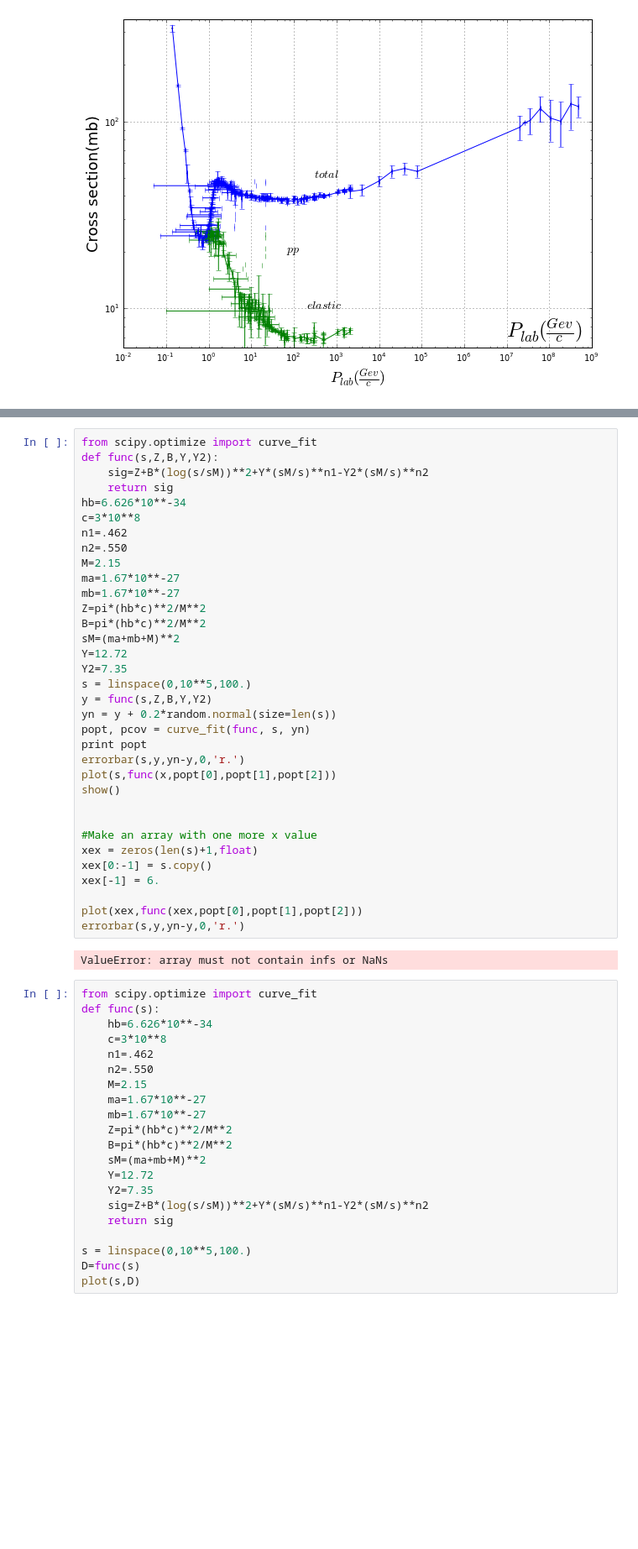
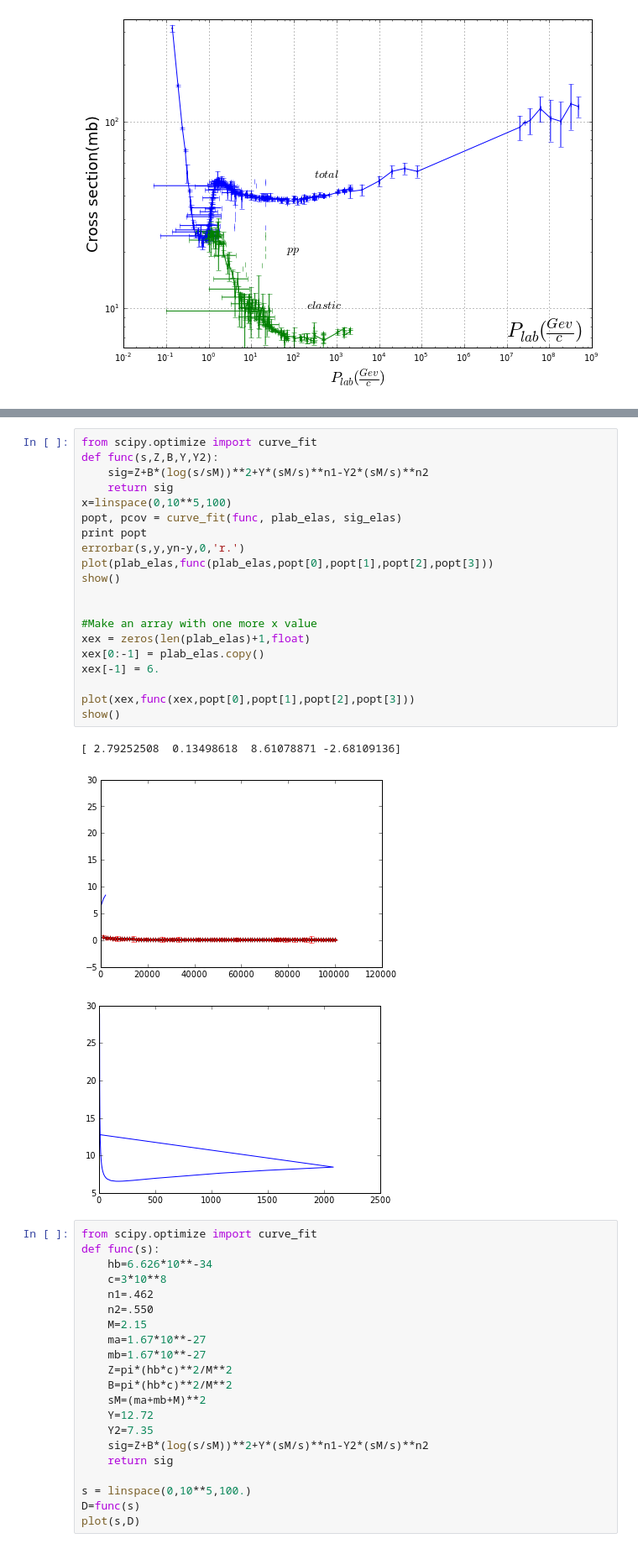
Before and after one commit to mmille60/PHYS202-SP2013, a Jupyter notebook: Project/plotting for ptoject.ipynb, the cells around one changed output, grey strips where cells are left out. Shown: that part at 84% size. Saved outputs shown, nothing was run; the diff lists cells and outputs as text; blank space fills up the shorter version.

```diff
--- a/Project/plotting for ptoject.ipynb
+++ b/Project/plotting for ptoject.ipynb
@@ -85,39 +85,27 @@ errorbar(x,y,yn-y,0,'r.')
 # %%
 from scipy.optimize import curve_fit
 def func(s,Z,B,Y,Y2):
     sig=Z+B*(log(s/sM))**2+Y*(sM/s)**n1-Y2*(sM/s)**n2
     return sig
-hb=6.626*10**-34
-c=3*10**8
-n1=.462
-n2=.550
-M=2.15
-ma=1.67*10**-27
-mb=1.67*10**-27
-Z=pi*(hb*c)**2/M**2
-B=pi*(hb*c)**2/M**2
-sM=(ma+mb+M)**2
-Y=12.72
-Y2=7.35
-s = linspace(0,10**5,100.)
-y = func(s,Z,B,Y,Y2)
-yn = y + 0.2*random.normal(size=len(s))
-popt, pcov = curve_fit(func, s, yn)
+x=linspace(0,10**5,100)
+popt, pcov = curve_fit(func, plab_elas, sig_elas)
 print popt
 errorbar(s,y,yn-y,0,'r.')
-plot(s,func(x,popt[0],popt[1],popt[2]))
+plot(plab_elas,func(plab_elas,popt[0],popt[1],popt[2],popt[3]))
 show()
 
 
 #Make an array with one more x value
-xex = zeros(len(s)+1,float)
-xex[0:-1] = s.copy()
+xex = zeros(len(plab_elas)+1,float)
+xex[0:-1] = plab_elas.copy()
 xex[-1] = 6.
 
-plot(xex,func(xex,popt[0],popt[1],popt[2]))
-errorbar(s,y,yn-y,0,'r.')
+plot(xex,func(xex,popt[0],popt[1],popt[2],popt[3]))
+show()
 # %% [output]
-ValueError: array must not contain infs or NaNs
+[ 2.79252508  0.13498618  8.61078871 -2.68109136]
+[figure, added]
+[figure, added]
 # %%
 from scipy.optimize import curve_fit
 def func(s):
```
Also changed, not shown: parts of 1 cell of this notebook, 3 other files.
